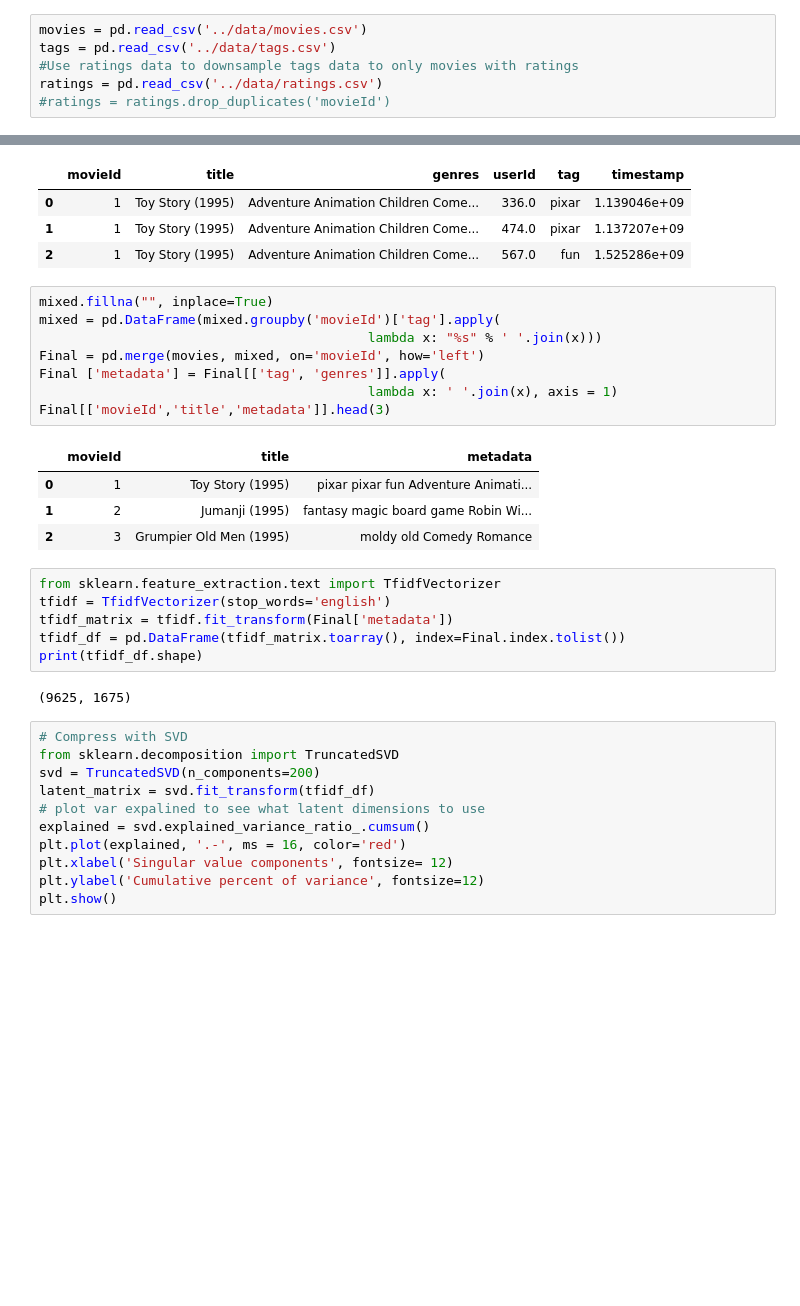
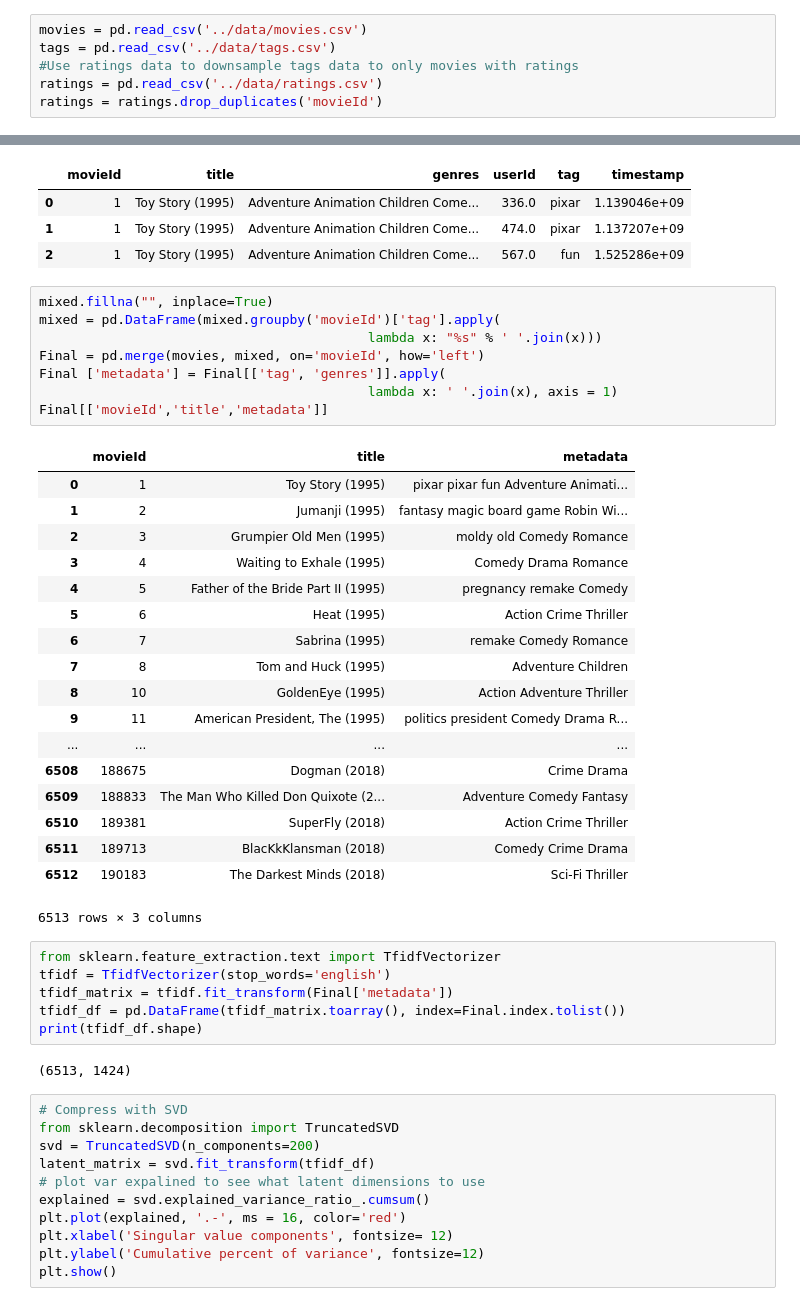
Before and after one commit to yoohanko98/movie-recommendation-system, a Jupyter notebook: jupyter/content_filter_recommendation.ipynb, the cells around one changed output, grey strips where cells are left out. Saved outputs shown, nothing was run; the diff lists cells and outputs as text; blank space fills up the shorter version.

```diff
--- a/jupyter/content_filter_recommendation.ipynb
+++ b/jupyter/content_filter_recommendation.ipynb
@@ -18,7 +18,7 @@ movies = pd.read_csv('../data/movies.csv')
 tags = pd.read_csv('../data/tags.csv')
 #Use ratings data to downsample tags data to only movies with ratings
 ratings = pd.read_csv('../data/ratings.csv')
-#ratings = ratings.drop_duplicates('movieId')
+ratings = ratings.drop_duplicates('movieId')
 # %%
 movies['genres'] = movies['genres'].str.replace('|',' ')
 movies.tail()
@@ -93,16 +98,30 @@ mixed.head(3)
 # %%
 mixed.fillna("", inplace=True)
 mixed = pd.DataFrame(mixed.groupby('movieId')['tag'].apply(
                                           lambda x: "%s" % ' '.join(x)))
 Final = pd.merge(movies, mixed, on='movieId', how='left')
 Final ['metadata'] = Final[['tag', 'genres']].apply(
                                           lambda x: ' '.join(x), axis = 1)
-Final[['movieId','title','metadata']].head(3)
+Final[['movieId','title','metadata']]
 # %% [output]
 |  | movieId | title | metadata |
 | 0 | 1 | Toy Story (1995) | pixar pixar fun Adventure Animati... |
 | 1 | 2 | Jumanji (1995) | fantasy magic board game Robin Wi... |
 | 2 | 3 | Grumpier Old Men (1995) | moldy old Comedy Romance |
+| 3 | 4 | Waiting to Exhale (1995) | Comedy Drama Romance |
+| 4 | 5 | Father of the Bride Part II (1995) | pregnancy remake Comedy |
+| 5 | 6 | Heat (1995) | Action Crime Thriller |
+| 6 | 7 | Sabrina (1995) | remake Comedy Romance |
+| 7 | 8 | Tom and Huck (1995) | Adventure Children |
+| 8 | 10 | GoldenEye (1995) | Action Adventure Thriller |
+| 9 | 11 | American President, The (1995) | politics president Comedy Drama R... |
+| ... | ... | ... | ... |
+| 6508 | 188675 | Dogman (2018) | Crime Drama |
+| 6509 | 188833 | The Man Who Killed Don Quixote (2... | Adventure Comedy Fantasy |
+| 6510 | 189381 | SuperFly (2018) | Action Crime Thriller |
+| 6511 | 189713 | BlacKkKlansman (2018) | Comedy Crime Drama |
+| 6512 | 190183 | The Darkest Minds (2018) | Sci-Fi Thriller |
+6513 rows × 3 columns
 # %%
 from sklearn.feature_extraction.text import TfidfVectorizer
 tfidf = TfidfVectorizer(stop_words='english')
@@ -110,7 +129,7 @@ tfidf_matrix = tfidf.fit_transform(Final['metadata'])
 tfidf_df = pd.DataFrame(tfidf_matrix.toarray(), index=Final.index.tolist())
 print(tfidf_df.shape)
 # %% [output]
-(9625, 1675)
+(6513, 1424)
 # %%
 # Compress with SVD
 from sklearn.decomposition import TruncatedSVD
```
Also changed, not shown: parts of 9 cells of this notebook.
